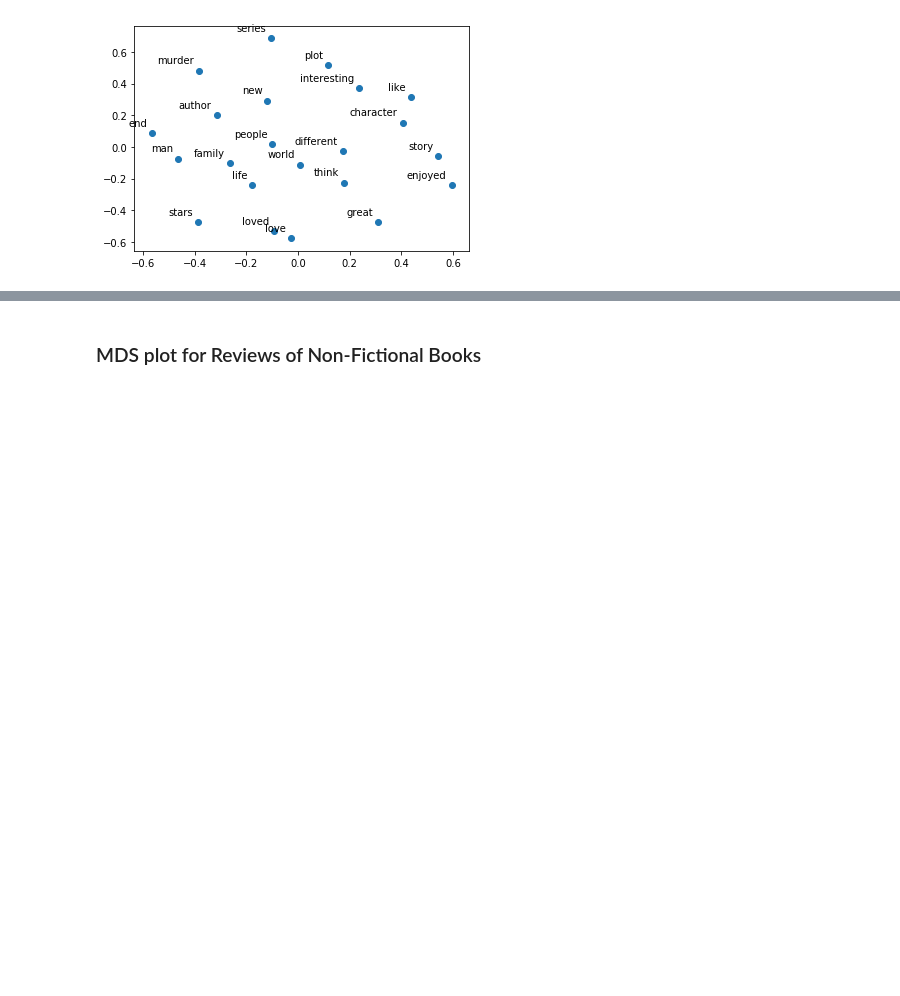
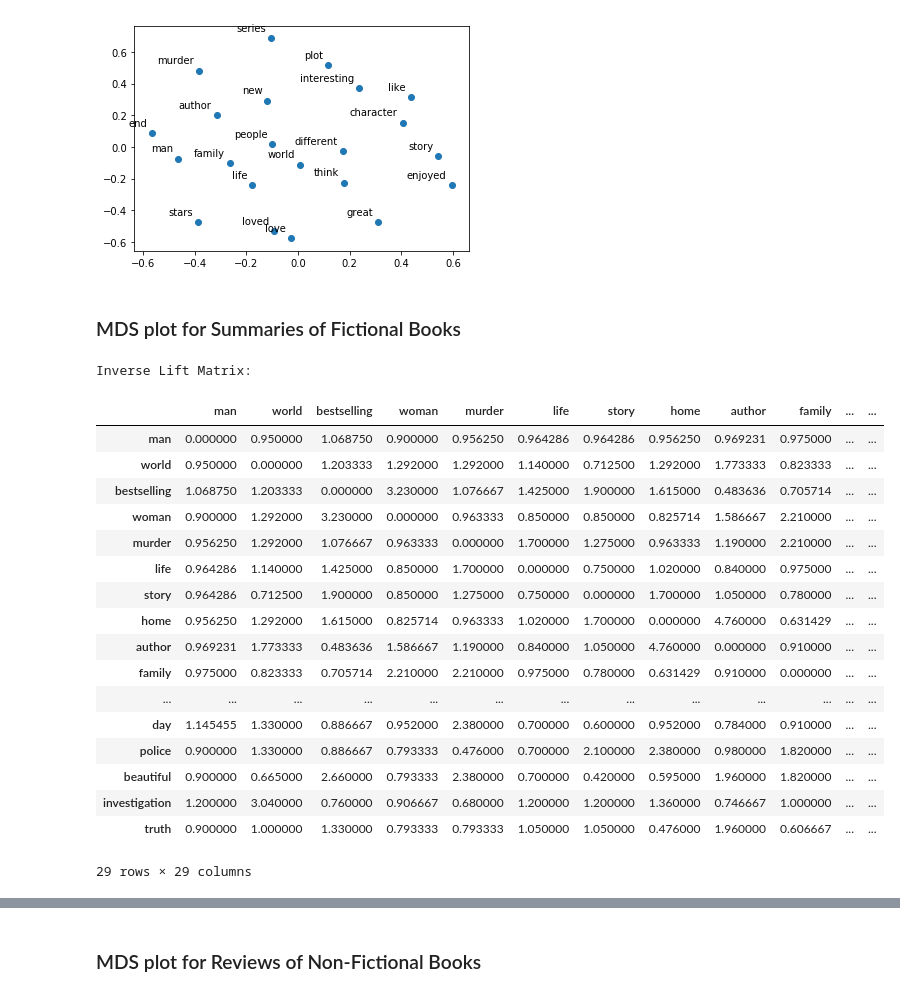
Before and after one commit to prajvalgupta/ugca-fall, a Jupyter notebook: Final Project/UGCA_Project_III.ipynb, the cells around one changed output, grey strips where cells are left out. Saved outputs shown, nothing was run; the diff lists cells and outputs as text; code cells hidden in the pictures; blank space fills up the shorter version.

```diff
--- a/Final Project/UGCA_Project_III.ipynb
+++ b/Final Project/UGCA_Project_III.ipynb
@@ -682,3 +679,32 @@ for label, x, y in zip(top_fiction_review_words, coords[:, 0], coords[:, 1]):
 plt.show()
 # %% [output]
 [figure]
+# %% [markdown]
+### MDS plot for Summaries of Fictional Books
+# %%
+lift_inverse_df = 1/lift_df_fic_sum
+np.fill_diagonal(lift_inverse_df.values, 0)
+
+print ('Inverse Lift Matrix:\n')
+lift_inverse_df = lift_inverse_df.replace(float("inf"),1)
+lift_inverse_df
+# %% [output]
+Inverse Lift Matrix:
+|  | man | world | bestselling | woman | murder | life | story | home | author | family | ... | ... |
+| man | 0.000000 | 0.950000 | 1.068750 | 0.900000 | 0.956250 | 0.964286 | 0.964286 | 0.956250 | 0.969231 | 0.975000 | ... | ... |
+| world | 0.950000 | 0.000000 | 1.203333 | 1.292000 | 1.292000 | 1.140000 | 0.712500 | 1.292000 | 1.773333 | 0.823333 | ... | ... |
+| bestselling | 1.068750 | 1.203333 | 0.000000 | 3.230000 | 1.076667 | 1.425000 | 1.900000 | 1.615000 | 0.483636 | 0.705714 | ... | ... |
+| woman | 0.900000 | 1.292000 | 3.230000 | 0.000000 | 0.963333 | 0.850000 | 0.850000 | 0.825714 | 1.586667 | 2.210000 | ... | ... |
+| murder | 0.956250 | 1.292000 | 1.076667 | 0.963333 | 0.000000 | 1.700000 | 1.275000 | 0.963333 | 1.190000 | 2.210000 | ... | ... |
+| life | 0.964286 | 1.140000 | 1.425000 | 0.850000 | 1.700000 | 0.000000 | 0.750000 | 1.020000 | 0.840000 | 0.975000 | ... | ... |
+| story | 0.964286 | 0.712500 | 1.900000 | 0.850000 | 1.275000 | 0.750000 | 0.000000 | 1.700000 | 1.050000 | 0.780000 | ... | ... |
+| home | 0.956250 | 1.292000 | 1.615000 | 0.825714 | 0.963333 | 1.020000 | 1.700000 | 0.000000 | 4.760000 | 0.631429 | ... | ... |
+| author | 0.969231 | 1.773333 | 0.483636 | 1.586667 | 1.190000 | 0.840000 | 1.050000 | 4.760000 | 0.000000 | 0.910000 | ... | ... |
+| family | 0.975000 | 0.823333 | 0.705714 | 2.210000 | 2.210000 | 0.975000 | 0.780000 | 0.631429 | 0.910000 | 0.000000 | ... | ... |
+| ... | ... | ... | ... | ... | ... | ... | ... | ... | ... | ... | ... | ... |
+| day | 1.145455 | 1.330000 | 0.886667 | 0.952000 | 2.380000 | 0.700000 | 0.600000 | 0.952000 | 0.784000 | 0.910000 | ... | ... |
+| police | 0.900000 | 1.330000 | 0.886667 | 0.793333 | 0.476000 | 0.700000 | 2.100000 | 2.380000 | 0.980000 | 1.820000 | ... | ... |
+| beautiful | 0.900000 | 0.665000 | 2.660000 | 0.793333 | 2.380000 | 0.700000 | 0.420000 | 0.595000 | 1.960000 | 1.820000 | ... | ... |
+| investigation | 1.200000 | 3.040000 | 0.760000 | 0.906667 | 0.680000 | 1.200000 | 1.200000 | 1.360000 | 0.746667 | 1.000000 | ... | ... |
+| truth | 0.900000 | 1.000000 | 1.330000 | 0.793333 | 0.793333 | 1.050000 | 1.050000 | 0.476000 | 1.960000 | 0.606667 | ... | ... |
+29 rows × 29 columns
```
Also changed, not shown: parts of 33 cells of this notebook, 2 other files.
